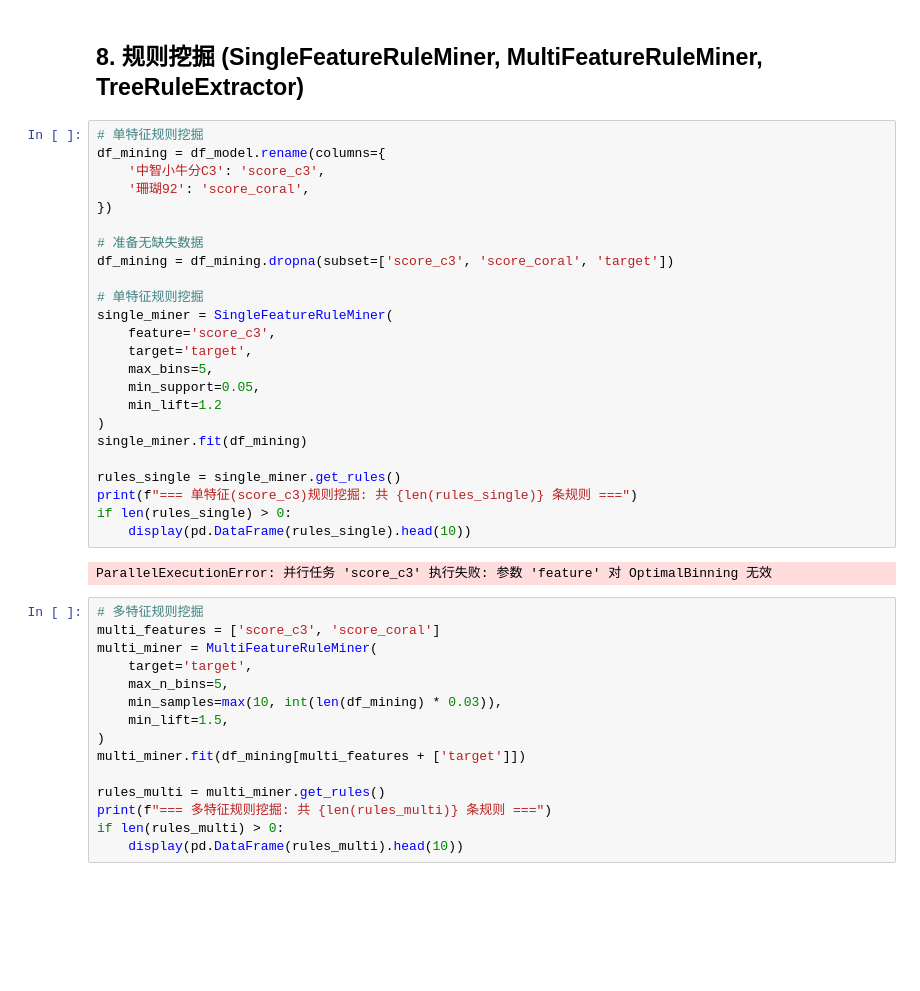
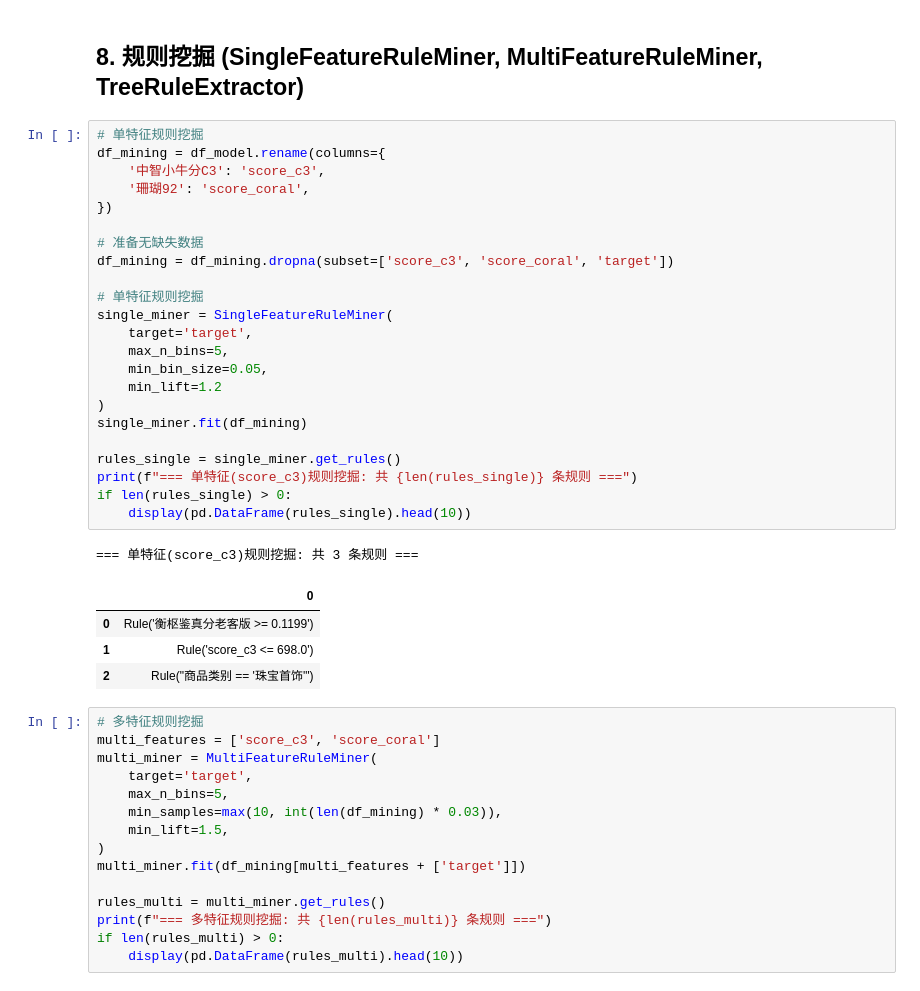
Before and after one commit to hengshu-credit/hscredit, a Jupyter notebook: examples/11_report.ipynb, the cells around one changed output. Saved outputs shown, nothing was run; the diff lists cells and outputs as text; blank space fills up the shorter version.

```diff
--- a/examples/11_report.ipynb
+++ b/examples/11_report.ipynb
@@ -705,29 +705,32 @@ for label, rate in predictor.bin_rates_.items():
 # %%
 # 单特征规则挖掘
 df_mining = df_model.rename(columns={
     '中智小牛分C3': 'score_c3',
     '珊瑚92': 'score_coral',
 })
 
 # 准备无缺失数据
 df_mining = df_mining.dropna(subset=['score_c3', 'score_coral', 'target'])
 
 # 单特征规则挖掘
 single_miner = SingleFeatureRuleMiner(
-    feature='score_c3',
     target='target',
-    max_bins=5,
-    min_support=0.05,
+    max_n_bins=5,
+    min_bin_size=0.05,
     min_lift=1.2
 )
 single_miner.fit(df_mining)
 
 rules_single = single_miner.get_rules()
 print(f"=== 单特征(score_c3)规则挖掘: 共 {len(rules_single)} 条规则 ===")
 if len(rules_single) > 0:
     display(pd.DataFrame(rules_single).head(10))
 # %% [output]
-ParallelExecutionError: 并行任务 'score_c3' 执行失败: 参数 'feature' 对 OptimalBinning 无效
+=== 单特征(score_c3)规则挖掘: 共 3 条规则 ===
+|  | 0 |
+| 0 | Rule('衡枢鉴真分老客版 >= 0.1199') |
+| 1 | Rule('score_c3 <= 698.0') |
+| 2 | Rule("商品类别 == '珠宝首饰'") |
 # %%
 # 多特征规则挖掘
 multi_features = ['score_c3', 'score_coral']
```
Also changed, not shown: parts of 4 cells of this notebook, 57 other files.
